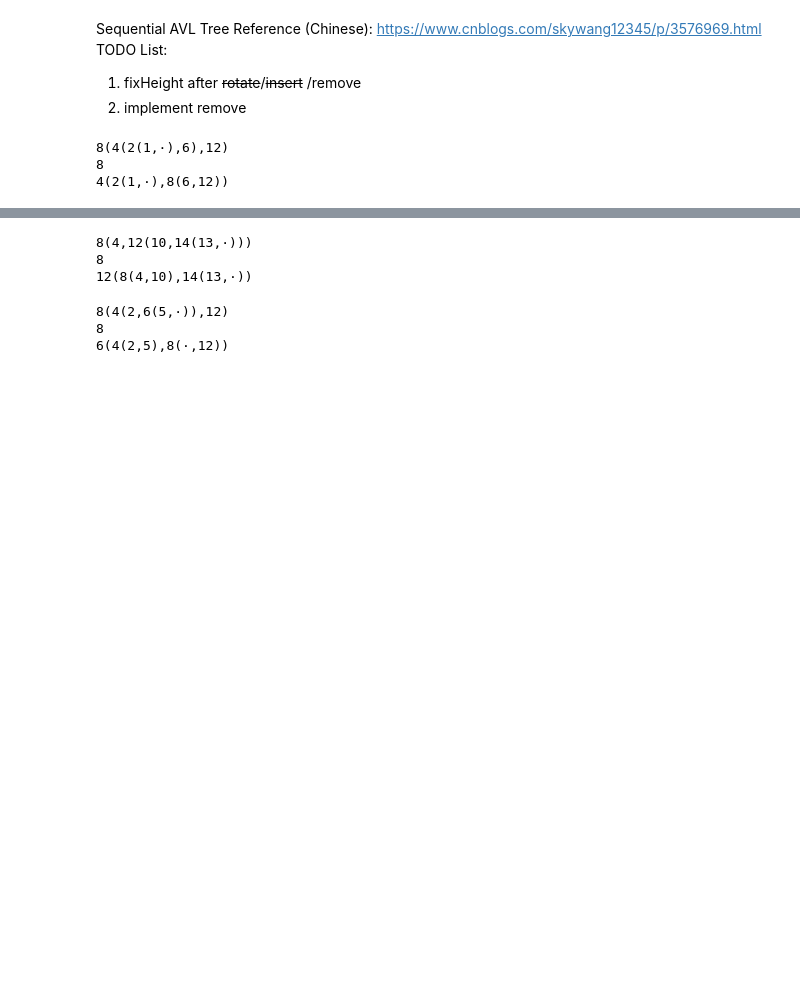
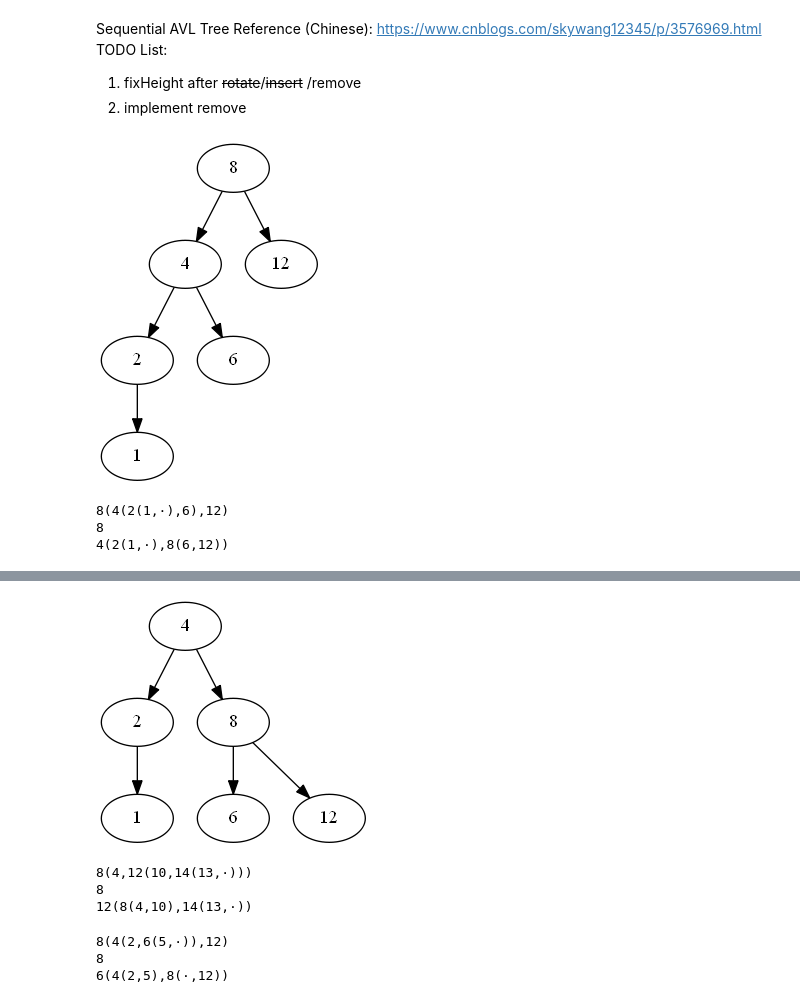
Before and after one commit to chyanju/pyConcurrentAVL, a Jupyter notebook: sequentialAVL.ipynb, the cells around one changed output, grey strips where cells are left out. Drawn from its saved outputs; the diff is of its cells as text; code cells hidden in the pictures; blank space fills up the shorter version.

Commit message:
Improved prettier printing

```diff
--- a/sequentialAVL.ipynb
+++ b/sequentialAVL.ipynb
@@ -6,6 +6,7 @@ TODO List:
 2. implement remove
 # %%
 from graphviz import Digraph
+from IPython.display import Image, display
 
 class Node(object):
     def __init__(self, dkey, dval):
@@ -261,38 +262,39 @@ def getROOT(dnode):
     return ddnode
 
 
-def printTreeAux(G, node):
+def buildGraph(G, node):
     G.node(str(node.key), str(node.key))
     if node.parent is not None:
         G.edge(str(node.parent.key), str(node.key))
     if node.left is not None:
-        G = printTreeAux(G, node.left)
+        G = buildGraph(G, node.left)
     if node.right is not None:
-        G = printTreeAux(G, node.right)
+        G = buildGraph(G, node.right)
     return G
 
-def printTree(root):
-    G=Digraph()
-    G = printTreeAux(G, root)
-    return G
+def prettyPrintTree(root):
+    G=Digraph(format='png')
+    G = buildGraph(G, root)
+    display(Image(G.render()))
 # %%
 LL_ROOT = Node(8,"8")
 putNode(LL_ROOT, 4, "4")
 putNode(LL_ROOT, 12, "12")
 putNode(LL_ROOT, 2, "2")
 putNode(LL_ROOT, 6, "6")
 putNode(LL_ROOT, 1, "1")
+printTree(LL_ROOT)
 
 print(strTree(LL_ROOT))
 b = balanceCheck(LL_ROOT)
 print(b.val)
 subroot = rotateLL(LL_ROOT)
 LL_ROOT = getROOT(subroot)
 print(strTree(LL_ROOT))
 
-k = printTree(LL_ROOT)
-k
+printTree(LL_ROOT)
 # %% [output]
+[figure, added]
 8(4(2(1,·),6),12)
 8
 4(2(1,·),8(6,12))
@@ -300,3 +301,4 @@ k
+[figure, added]
 # %%
 RR_ROOT = Node(8,"8")
 putNode(RR_ROOT, 4, "4")
```
Also changed, not shown: parts of 1 cell of this notebook.
